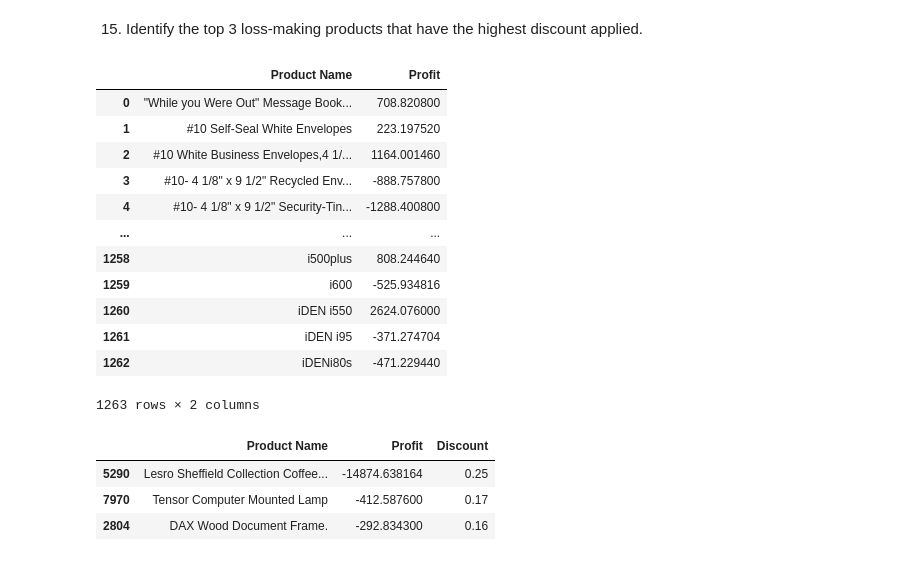
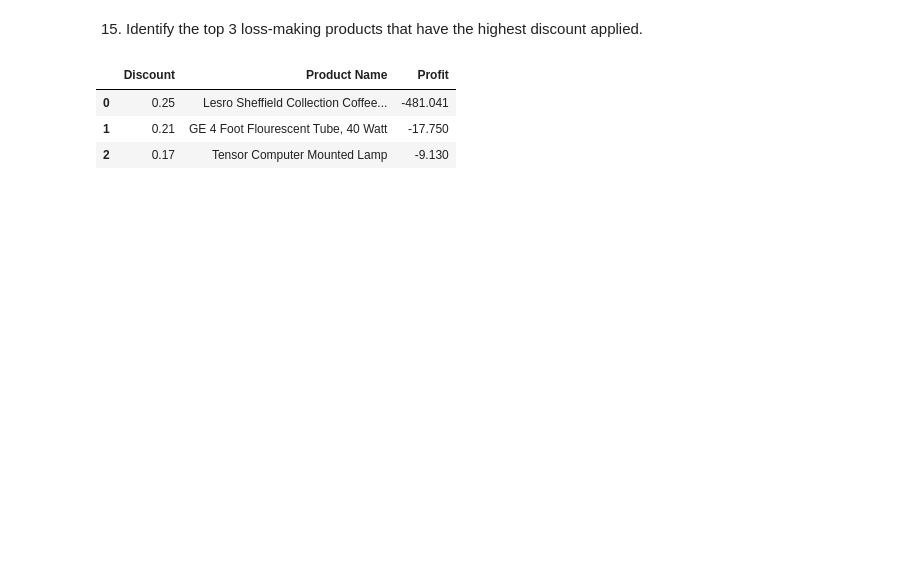
Before and after one commit to SaikrishnaAlle/DSTraining, a Jupyter notebook: D_8_Group_By.ipynb, the cells around one changed output. Cells and saved outputs as stored; diff of their text form; code cells hidden in the pictures; blank space fills up the shorter version.

```diff
--- a/D_8_Group_By.ipynb
+++ b/D_8_Group_By.ipynb
@@ -3,2 +16,8 @@ import pandas as pd
+# %%
+import pandas as pd
+import numpy as np
+pd.set_option('display.max_rows', 100)
+pd.set_option('display.max_columns', 100)
 # %%
-df = pd.read_excel("superstore-subset.xlsx")
+df = pd.read_excel("files/superstore-subset.xlsx")
+df.head()
@@ -15,0 +33,9 @@ import numpy
+# %%
+def LossMakingProductss(data, columns, value, sortColumns, orderlist, aggfunc):
+    dataFrame = data.groupby(columns).agg({
+        value: aggfunc
+    })
+    LossMakingProducts = dataFrame[dataFrame[value] < 0].sort_values(by=sortColumns , ascending=orderlist).reset_index()
+    return LossMakingProducts
+LossMakingProducts= LossMakingProductss(df, ['Region','Product Name'], 'Profit', ['Region', 'Profit'], [True, True], 'sum')
+LossMakingProducts
@@ -303,32 +211,18 @@ df14
 # %% [markdown]
 15. Identify the top 3 loss-making products that have the highest discount applied.
 # %%
-df15 = df[['Product Name', 'Profit']].groupby('Product Name').sum().reset_index()
+df15 = LossMakingProductss(df, ['Product Name', 'Discount'], 'Profit', ['Discount'], [False], 'sum').head(3)
 df15
 # %% [output]
-|  | Product Name | Profit |
-| 0 | "While you Were Out" Message Book... | 708.820800 |
-| 1 | #10 Self-Seal White Envelopes | 223.197520 |
-| 2 | #10 White Business Envelopes,4 1/... | 1164.001460 |
-| 3 | #10- 4 1/8" x 9 1/2" Recycled Env... | -888.757800 |
-| 4 | #10- 4 1/8" x 9 1/2" Security-Tin... | -1288.400800 |
-| ... | ... | ... |
-| 1258 | i500plus | 808.244640 |
-| 1259 | i600 | -525.934816 |
-| 1260 | iDEN i550 | 2624.076000 |
-| 1261 | iDEN i95 | -371.274704 |
-| 1262 | iDENi80s | -471.229440 |
+|  | Discount | Product Name | Profit |
+| 0 | 0.25 | Lesro Sheffield Collection Coffee... | -481.041 |
+| 1 | 0.21 | GE 4 Foot Flourescent Tube, 40 Watt | -17.750 |
+| 2 | 0.17 | Tensor Computer Mounted Lamp | -9.130 |
-1263 rows × 2 columns
 # %%
 df150 = df[['Product Name','Discount']]
 df_merge = pd.merge(df15,df150, on = 'Product Name')
 result = df_merge[df_merge['Profit']< 0].sort_values(by = 'Discount', ascending = False).head(3)
 result
-# %% [output]
-|  | Product Name | Profit | Discount |
-| 5290 | Lesro Sheffield Collection Coffee... | -14874.638164 | 0.25 |
-| 7970 | Tensor Computer Mounted Lamp | -412.587600 | 0.17 |
-| 2804 | DAX Wood Document Frame. | -292.834300 | 0.16 |
 # %%
 df15 = df[['Product Name','Profit','Discount']].groupby('Product Name').sum().sort_values(by = ['Profit','Discount'], ascending = [True,False])
 df15.head(3)
```
Also changed, not shown: parts of 55 cells of this notebook.
